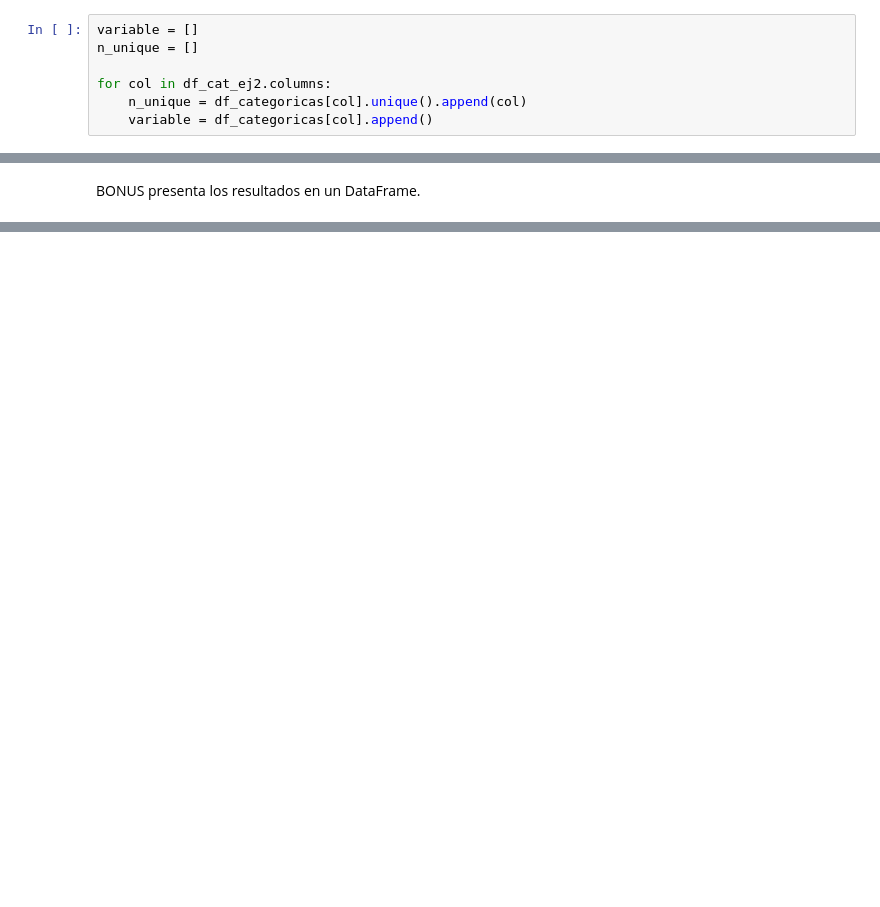
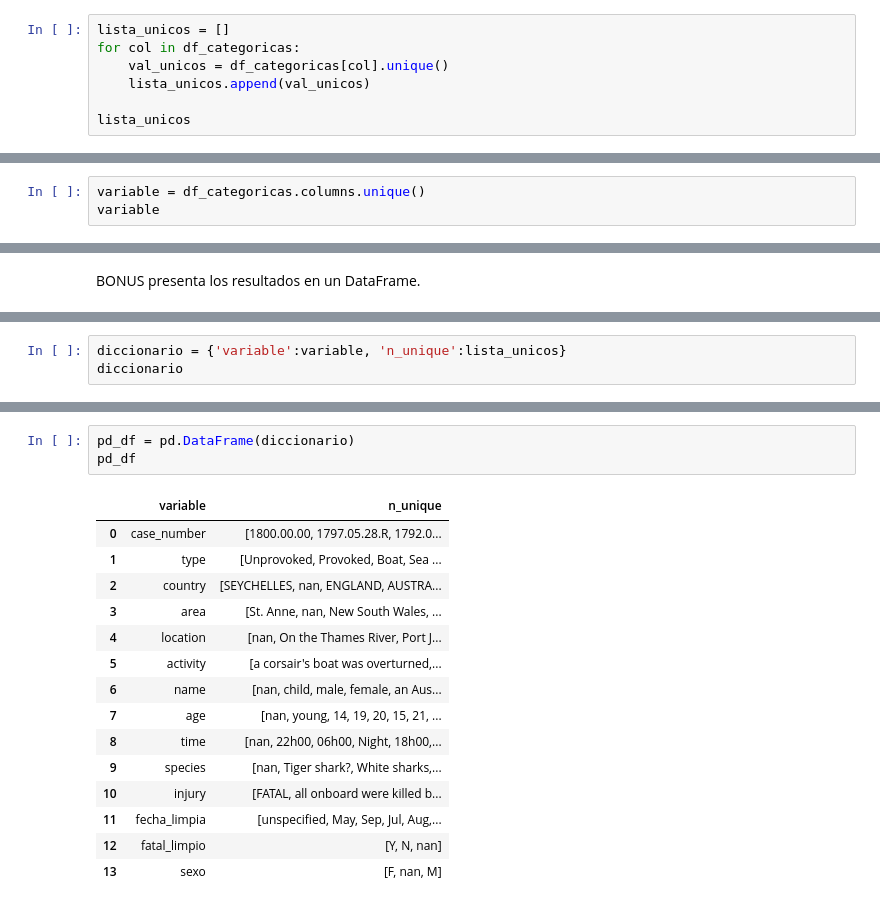
Before and after one commit to Adalab/DA-promo-A-module-2-pairprog-2-pair-3-Alicia-Laura, a Jupyter notebook: EDA/Pair_EDA_1.ipynb, the cells around one changed output, grey strips where cells are left out. Saved outputs shown, nothing was run; the diff lists cells and outputs as text; blank space fills up the shorter version.

```diff
--- a/EDA/Pair_EDA_1.ipynb
+++ b/EDA/Pair_EDA_1.ipynb
@@ -223,7 +201,7 @@ df_cat_ej2
 # %%
-variable = []
-n_unique = []
+lista_unicos = []
+for col in df_categoricas:
+    val_unicos = df_categoricas[col].unique()
+    lista_unicos.append(val_unicos)
 
-for col in df_cat_ej2.columns:
-    n_unique = df_categoricas[col].unique().append(col)
-    variable = df_categoricas[col].append()
+lista_unicos
@@ -239,0 +226,3 @@ pandas.core.series.Series
+# %%
+variable = df_categoricas.columns.unique()
+variable
@@ -246,0 +236,3 @@ hacer un group by para obtener la tabla
+# %%
+diccionario = {'variable':variable, 'n_unique':lista_unicos}
+diccionario
@@ -246,0 +257,19 @@ hacer un group by para obtener la tabla
+# %%
+pd_df = pd.DataFrame(diccionario)
+pd_df
+# %% [output]
+|  | variable | n_unique |
+| 0 | case_number | [1800.00.00, 1797.05.28.R, 1792.0... |
+| 1 | type | [Unprovoked, Provoked, Boat, Sea ... |
+| 2 | country | [SEYCHELLES, nan, ENGLAND, AUSTRA... |
+| 3 | area | [St. Anne, nan, New South Wales, ... |
+| 4 | location | [nan, On the Thames River, Port J... |
+| 5 | activity | [a corsair's boat was overturned,... |
+| 6 | name | [nan, child, male, female, an Aus... |
+| 7 | age | [nan, young, 14, 19, 20, 15, 21, ... |
+| 8 | time | [nan, 22h00, 06h00, Night, 18h00,... |
+| 9 | species | [nan, Tiger shark?, White sharks,... |
+| 10 | injury | [FATAL, all onboard were killed b... |
+| 11 | fecha_limpia | [unspecified, May, Sep, Jul, Aug,... |
+| 12 | fatal_limpio | [Y, N, nan] |
+| 13 | sexo | [F, nan, M] |
```
Also changed, not shown: parts of 21 cells of this notebook.
